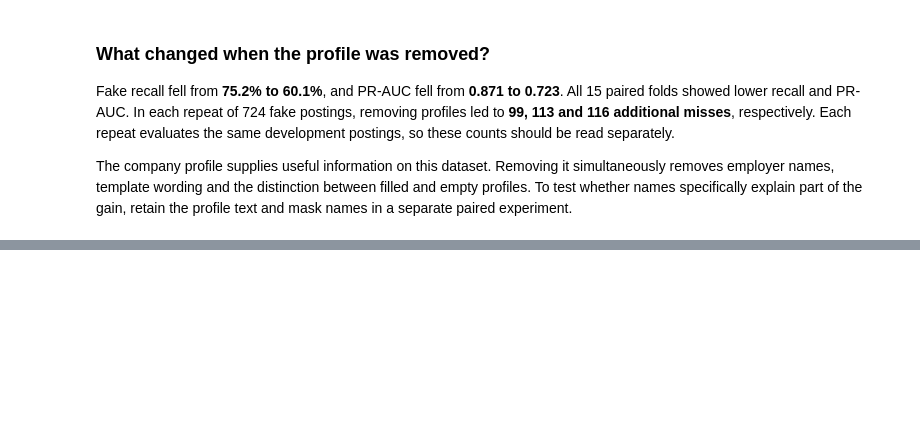
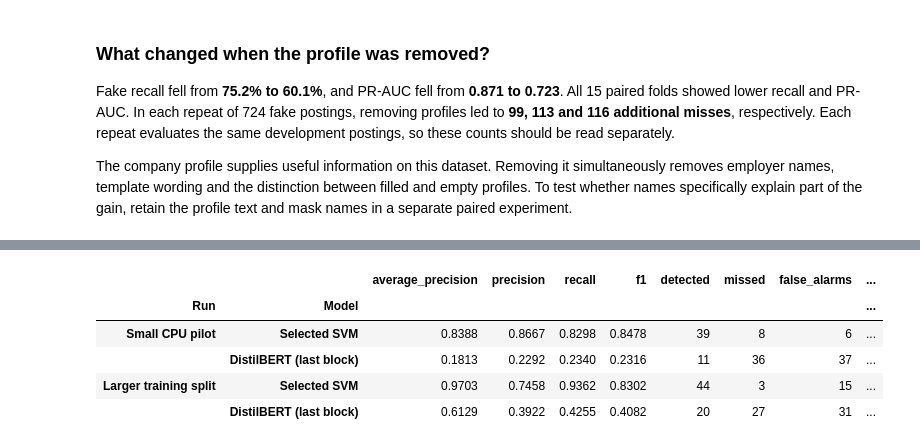
Before and after one commit to fadimedemirbas/SE3513-ML, a Jupyter notebook: interpretation.ipynb, the cells around one changed output, grey strips where cells are left out. Cells and saved outputs as stored; diff of their text form; code cells hidden in the pictures; blank space fills up the shorter version.

Commit message:
Evaluate company-name masking and compare DistilBERT with SVM on two training sizes

```diff
--- a/interpretation.ipynb
+++ b/interpretation.ipynb
@@ -216,0 +422,19 @@ The company profile supplies useful information on this dataset. Removing it sim
+# %%
+from pathlib import Path
+import pandas as pd
+from IPython.display import display
+
+results_dir = Path("results")
+runs = {"Small CPU pilot": "step4_distilbert_pilot.csv",
+        "Larger training split": "step4_distilbert_moderate.csv"}
+table = pd.concat({name: pd.read_csv(results_dir / file).set_index("model")
+                   for name, file in runs.items()}, names=["Run", "Model"])
+display(table[["average_precision", "precision", "recall", "f1", "detected",
+               "missed", "false_alarms", "evaluation_size"]].round(4))
+# %% [output]
+|  |  | average_precision | precision | recall | f1 | detected | missed | false_alarms | ... |
+| Run | Model |  |  |  |  |  |  |  | ... |
+| Small CPU pilot | Selected SVM | 0.8388 | 0.8667 | 0.8298 | 0.8478 | 39 | 8 | 6 | ... |
+|  | DistilBERT (last block) | 0.1813 | 0.2292 | 0.2340 | 0.2316 | 11 | 36 | 37 | ... |
+| Larger training split | Selected SVM | 0.9703 | 0.7458 | 0.9362 | 0.8302 | 44 | 3 | 15 | ... |
+|  | DistilBERT (last block) | 0.6129 | 0.3922 | 0.4255 | 0.4082 | 20 | 27 | 31 | ... |
```
Also changed, not shown: parts of 11 cells of this notebook, 5 other files.
